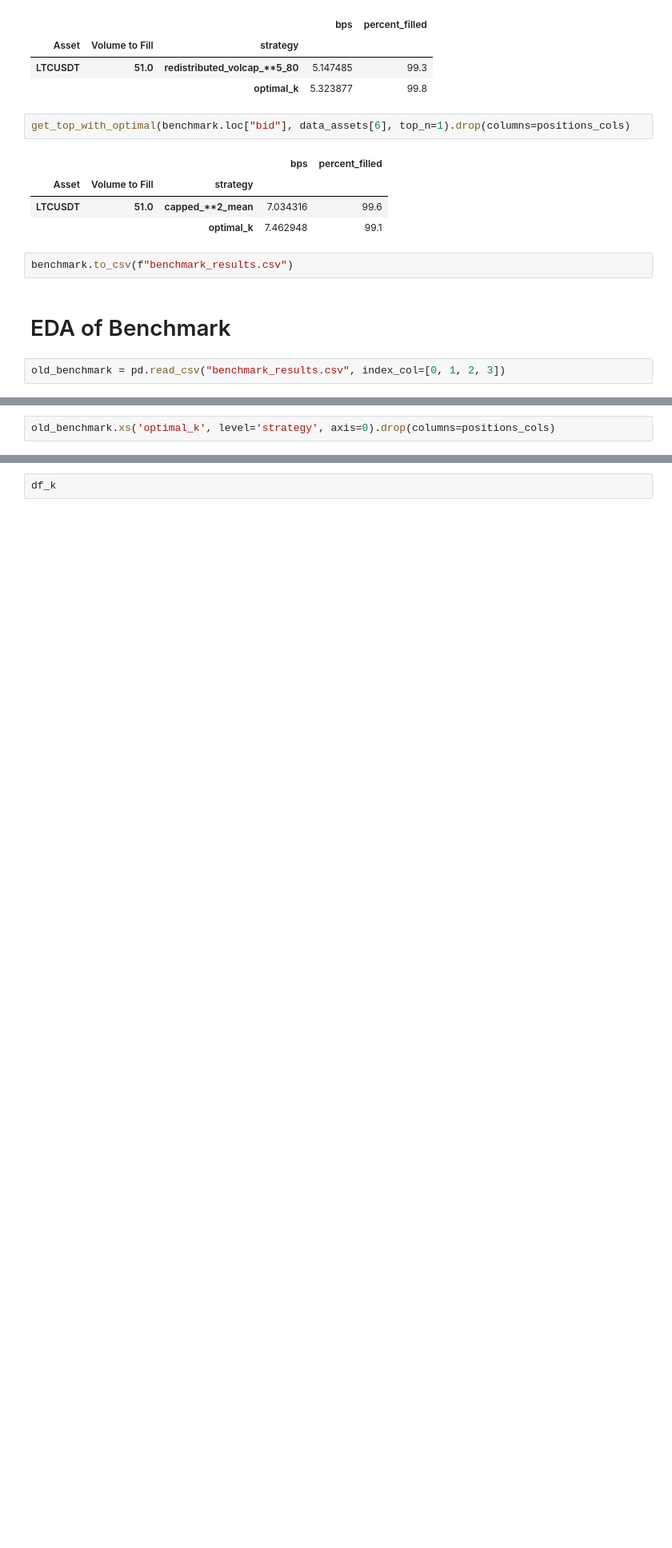
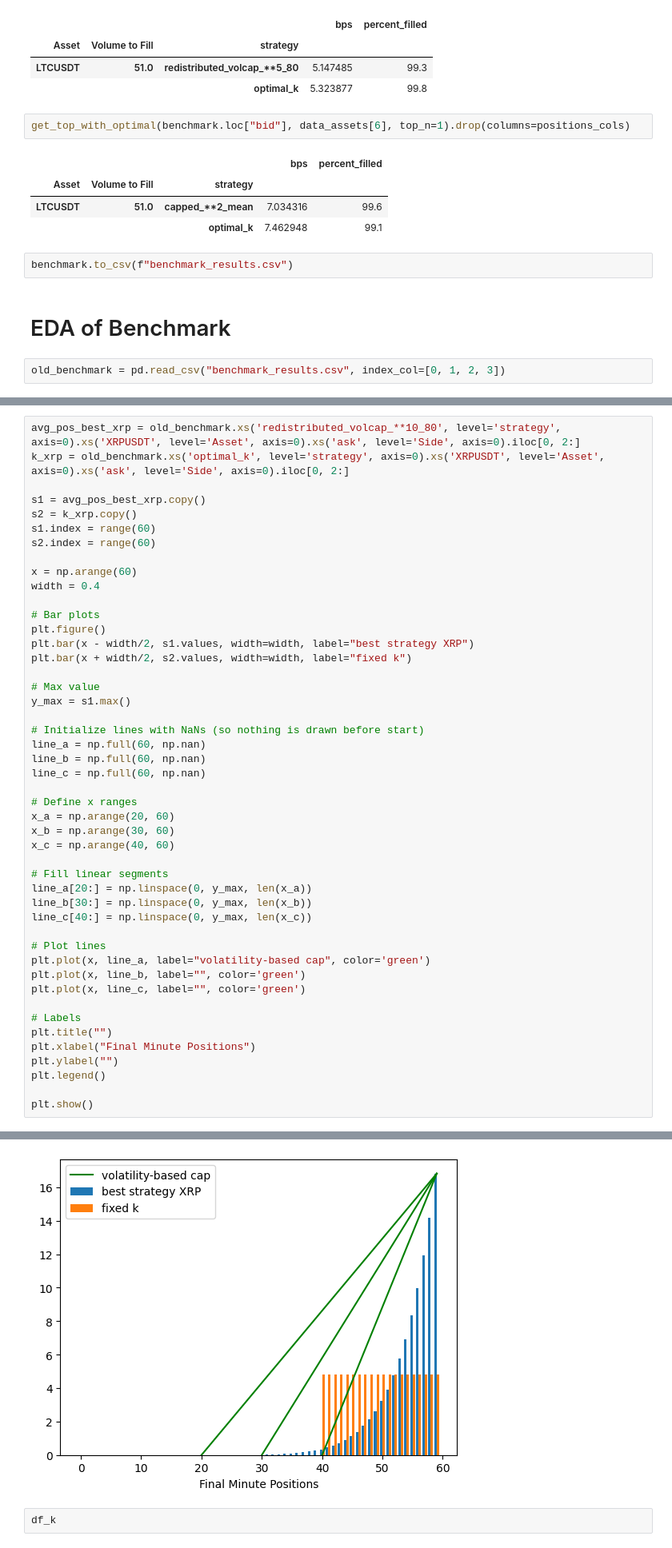
Before and after one commit to JosephZacharyGawlik/Ultramarin, a Jupyter notebook: capping.ipynb, the cells around one changed output, grey strips where cells are left out. Shown at 80% size. Cells and saved outputs as stored; diff of their text form; blank space fills up the shorter version.

Commit message:
mini visualizations

```diff
--- a/capping.ipynb
+++ b/capping.ipynb
@@ -843,3 +847,48 @@ old_benchmark = pd.read_csv("benchmark_results.csv", index_col=[0, 1, 2, 3])
 # %%
-old_benchmark.xs('optimal_k', level='strategy', axis=0).drop(columns=positions_cols)
+avg_pos_best_xrp = old_benchmark.xs('redistributed_volcap_**10_80', level='strategy', axis=0).xs('XRPUSDT', level='Asset', axis=0).xs('ask', level='Side', axis=0).iloc[0, 2:]
+k_xrp = old_benchmark.xs('optimal_k', level='strategy', axis=0).xs('XRPUSDT', level='Asset', axis=0).xs('ask', level='Side', axis=0).iloc[0, 2:]
+
+s1 = avg_pos_best_xrp.copy()
+s2 = k_xrp.copy()
+s1.index = range(60)
+s2.index = range(60)
+
+x = np.arange(60)
+width = 0.4
+
+# Bar plots
+plt.figure()
+plt.bar(x - width/2, s1.values, width=width, label="best strategy XRP")
+plt.bar(x + width/2, s2.values, width=width, label="fixed k")
+
+# Max value
+y_max = s1.max()
+
+# Initialize lines with NaNs (so nothing is drawn before start)
+line_a = np.full(60, np.nan)
+line_b = np.full(60, np.nan)
+line_c = np.full(60, np.nan)
+
+# Define x ranges
+x_a = np.arange(20, 60)
+x_b = np.arange(30, 60)
+x_c = np.arange(40, 60)
+
+# Fill linear segments
+line_a[20:] = np.linspace(0, y_max, len(x_a))
+line_b[30:] = np.linspace(0, y_max, len(x_b))
+line_c[40:] = np.linspace(0, y_max, len(x_c))
+
+# Plot lines
+plt.plot(x, line_a, label="volatility-based cap", color='green')
+plt.plot(x, line_b, label="", color='green')
+plt.plot(x, line_c, label="", color='green')
+
+# Labels
+plt.title("")
+plt.xlabel("Final Minute Positions")
+plt.ylabel("")
+plt.legend()
+
+plt.show()
 # %% [output]
@@ -862,3 +895,4 @@ old_benchmark.xs('optimal_k', level='strategy', axis=0).drop(columns=positions_c
+[figure, added]
 # %%
 df_k
 # %% [output]
```
Also changed, not shown: parts of 3 cells of this notebook.
